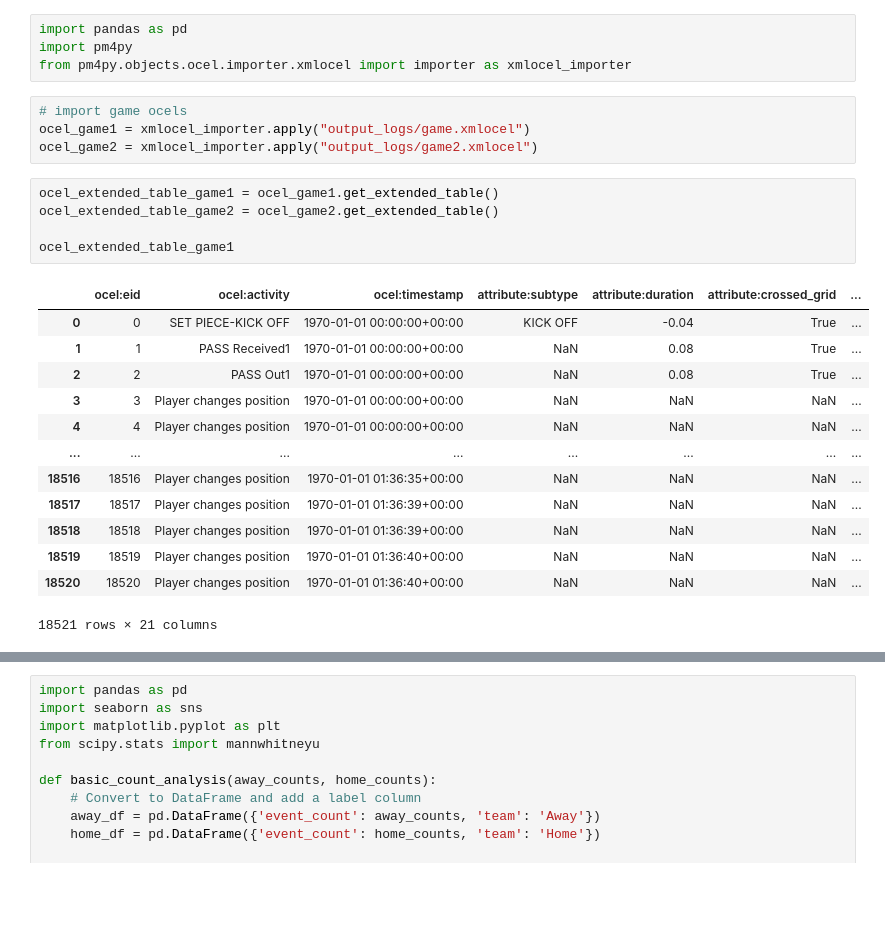
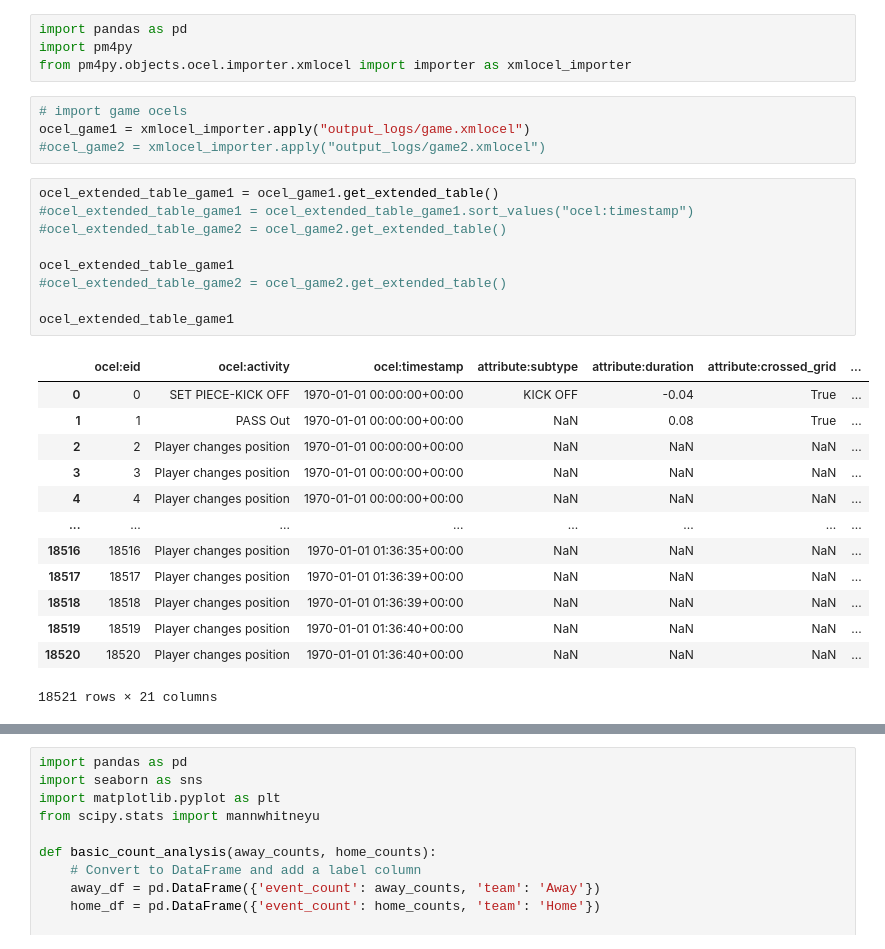
Before and after one commit to VitoChan01/Soccer, a Jupyter notebook: measurements.ipynb, the cells around one changed output, grey strips where cells are left out. Drawn from its saved outputs; the diff is of its cells as text; blank space fills up the shorter version.

```diff
--- a/measurements.ipynb
+++ b/measurements.ipynb
@@ -7,17 +7,21 @@ from pm4py.objects.ocel.importer.xmlocel import importer as xmlocel_importer
 # %%
 # import game ocels
 ocel_game1 = xmlocel_importer.apply("output_logs/game.xmlocel")
-ocel_game2 = xmlocel_importer.apply("output_logs/game2.xmlocel")
+#ocel_game2 = xmlocel_importer.apply("output_logs/game2.xmlocel")
 # %%
 ocel_extended_table_game1 = ocel_game1.get_extended_table()
-ocel_extended_table_game2 = ocel_game2.get_extended_table()
+#ocel_extended_table_game1 = ocel_extended_table_game1.sort_values("ocel:timestamp")
+#ocel_extended_table_game2 = ocel_game2.get_extended_table()
 
 ocel_extended_table_game1
+#ocel_extended_table_game2 = ocel_game2.get_extended_table()
+
+ocel_extended_table_game1
 # %% [output]
 |  | ocel:eid | ocel:activity | ocel:timestamp | attribute:subtype | attribute:duration | attribute:crossed_grid | ... |
 | 0 | 0 | SET PIECE-KICK OFF | 1970-01-01 00:00:00+00:00 | KICK OFF | -0.04 | True | ... |
-| 1 | 1 | PASS Received1 | 1970-01-01 00:00:00+00:00 | NaN | 0.08 | True | ... |
-| 2 | 2 | PASS Out1 | 1970-01-01 00:00:00+00:00 | NaN | 0.08 | True | ... |
+| 1 | 1 | PASS Out | 1970-01-01 00:00:00+00:00 | NaN | 0.08 | True | ... |
+| 2 | 2 | Player changes position | 1970-01-01 00:00:00+00:00 | NaN | NaN | NaN | ... |
 | 3 | 3 | Player changes position | 1970-01-01 00:00:00+00:00 | NaN | NaN | NaN | ... |
 | 4 | 4 | Player changes position | 1970-01-01 00:00:00+00:00 | NaN | NaN | NaN | ... |
 | ... | ... | ... | ... | ... | ... | ... | ... |
```
Also changed, not shown: parts of 9 cells of this notebook, 3 other files.
